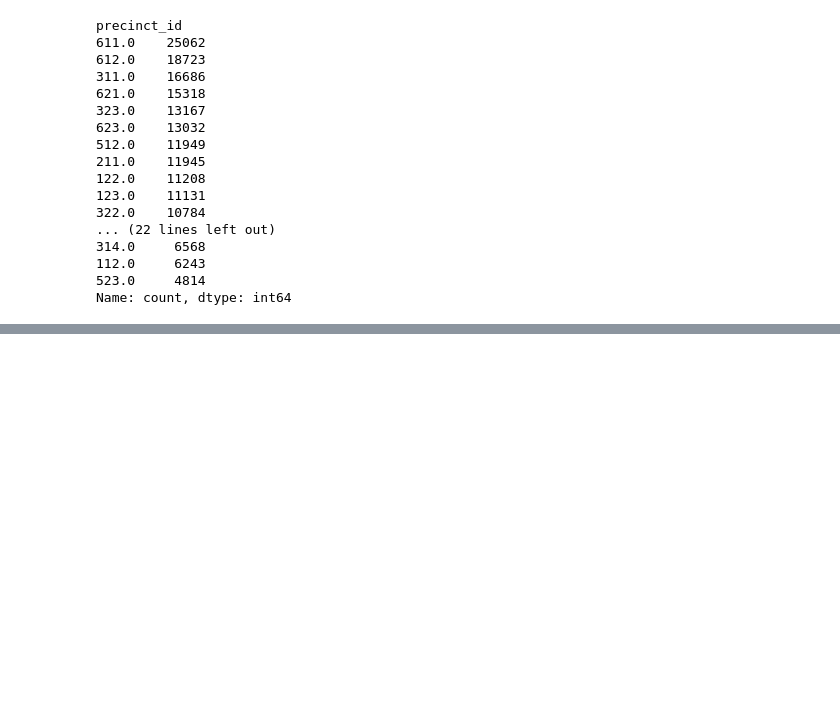
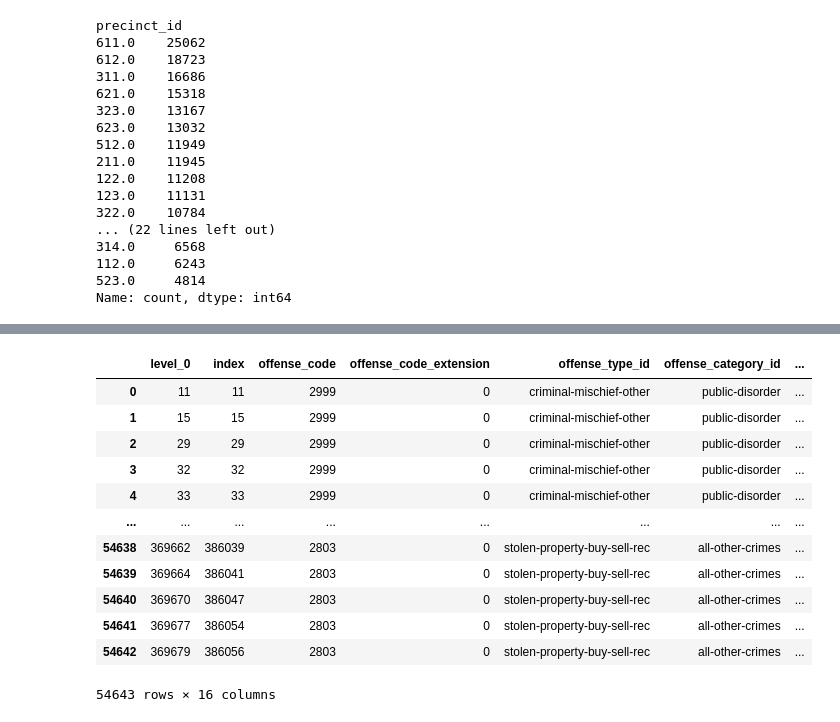
Before and after one commit to RchlEMllr/Project_4, a Jupyter notebook: further_trimming.ipynb, the cells around one changed output, grey strips where cells are left out. Saved outputs shown, nothing was run; the diff lists cells and outputs as text; code cells hidden in the pictures; blank space fills up the shorter version.

```diff
--- a/further_trimming.ipynb
+++ b/further_trimming.ipynb
@@ -120,0 +137,21 @@ Name: count, dtype: int64
+# %%
+crime_na_df['reported_date'] = pd.to_datetime(crime_na_df['reported_date'])
+# %%
+crimes_2019_df = crime_na_df[crime_na_df['reported_date'].dt.year == 2019]
+# %%
+crimes_2019_df = crimes_2019_df.reset_index()
+crimes_2019_df
+# %% [output]
+|  | level_0 | index | offense_code | offense_code_extension | offense_type_id | offense_category_id | ... |
+| 0 | 11 | 11 | 2999 | 0 | criminal-mischief-other | public-disorder | ... |
+| 1 | 15 | 15 | 2999 | 0 | criminal-mischief-other | public-disorder | ... |
+| 2 | 29 | 29 | 2999 | 0 | criminal-mischief-other | public-disorder | ... |
+| 3 | 32 | 32 | 2999 | 0 | criminal-mischief-other | public-disorder | ... |
+| 4 | 33 | 33 | 2999 | 0 | criminal-mischief-other | public-disorder | ... |
+| ... | ... | ... | ... | ... | ... | ... | ... |
+| 54638 | 369662 | 386039 | 2803 | 0 | stolen-property-buy-sell-rec | all-other-crimes | ... |
+| 54639 | 369664 | 386041 | 2803 | 0 | stolen-property-buy-sell-rec | all-other-crimes | ... |
+| 54640 | 369670 | 386047 | 2803 | 0 | stolen-property-buy-sell-rec | all-other-crimes | ... |
+| 54641 | 369677 | 386054 | 2803 | 0 | stolen-property-buy-sell-rec | all-other-crimes | ... |
+| 54642 | 369679 | 386056 | 2803 | 0 | stolen-property-buy-sell-rec | all-other-crimes | ... |
+54643 rows × 16 columns
```
Also changed, not shown: parts of 3 cells of this notebook, 2 other files.
